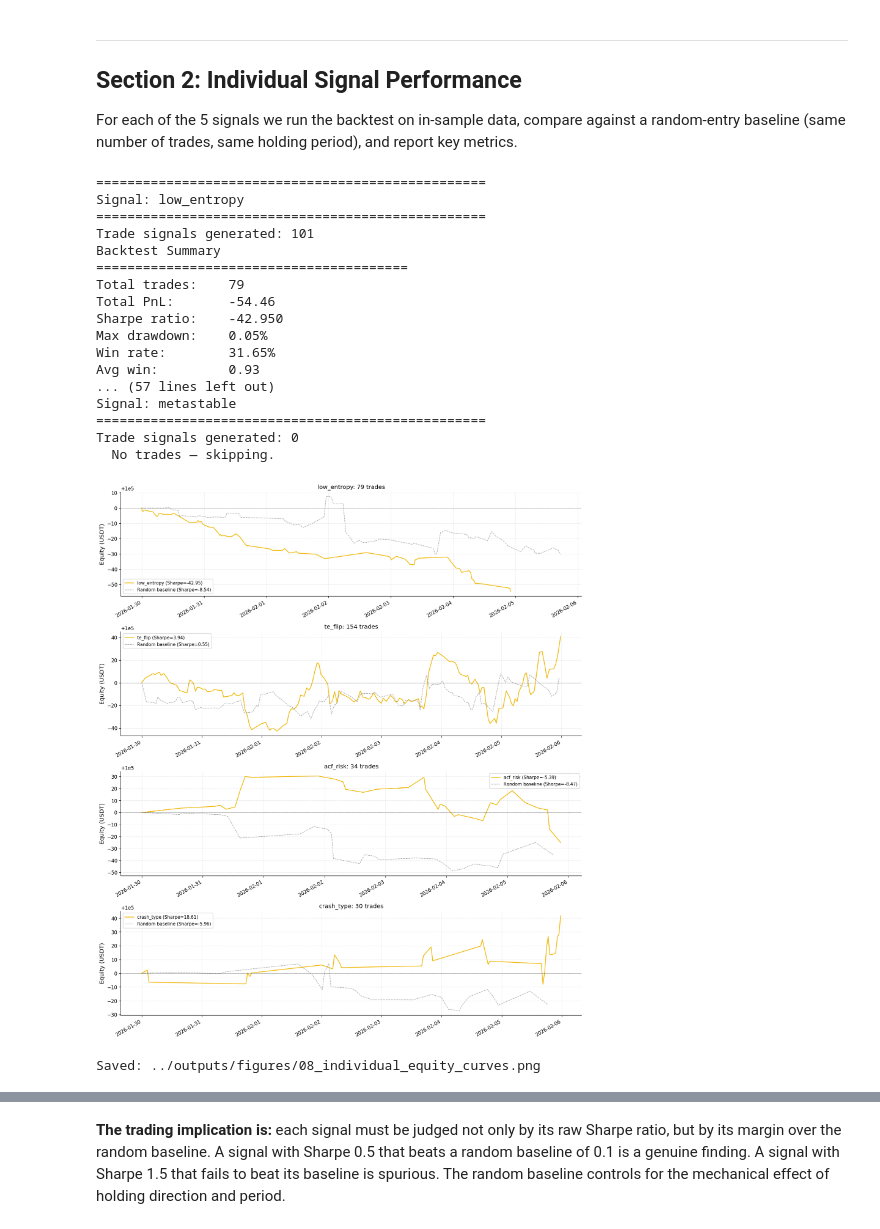
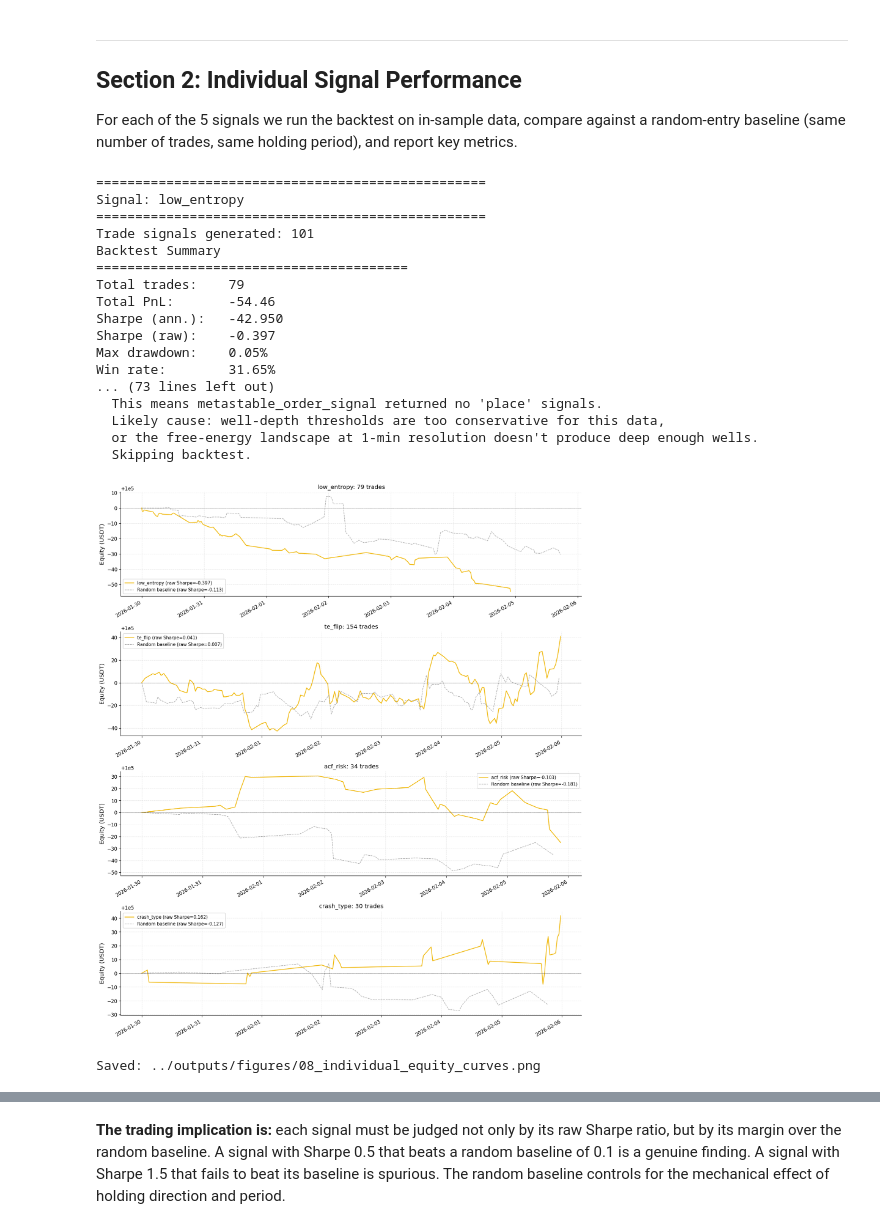
Before and after one commit to Wadoudo02/crypto-venue-entropy, a Jupyter notebook: notebooks/08_signal_backtesting.ipynb, the cells around one changed output, grey strips where cells are left out. Cells and saved outputs as stored; diff of their text form; code cells hidden in the pictures.

```diff
--- a/notebooks/08_signal_backtesting.ipynb
+++ b/notebooks/08_signal_backtesting.ipynb
@@ -403,6 +399,9 @@ SIGNAL_NAMES = ["low_entropy", "te_flip", "acf_risk", "crash_type", "metastable"
 
 individual_results = {}
 baseline_results = {}
+beats_random_flags = {}
+
+N_BASELINES = 100  # for statistical comparison
 
 for name in SIGNAL_NAMES:
     print(f"\n{'='*50}")
@@ -413,7 +412,12 @@ for name in SIGNAL_NAMES:
     print(f"Trade signals generated: {len(trades_df)}")
 
     if len(trades_df) == 0:
-        print("  No trades — skipping.")
+        print(f"  No trades generated for {name}.")
+        if name == "metastable":
+            print(f"  This means metastable_order_signal returned no 'place' signals.")
+            print(f"  Likely cause: well-depth thresholds are too conservative for this data,")
+            print(f"  or the free-energy landscape at 1-min resolution doesn't produce deep enough wells.")
+        print("  Skipping backtest.")
         continue
 
     hp = HOLDING_PERIODS[name]
@@ -431,7 +435,7 @@ for name in SIGNAL_NAMES:
     individual_results[name] = result
     print(result.summary())
 
-    # Random baseline
+    # Single random baseline (for plotting)
     bl = random_baseline(
         prices=feat_is["prices_5m"],
         num_trades=result.num_trades,
@@ -441,7 +445,31 @@ for name in SIGNAL_NAMES:
         initial_equity=INITIAL_EQUITY,
     )
     baseline_results[name] = bl
-    print(f"\nRandom baseline: Sharpe={bl.sharpe_ratio:.3f}, PnL={bl.total_pnl:,.2f}")
+    print(f"\nRandom baseline: Sharpe(ann.)={bl.sharpe_ratio:.3f}, Sharpe(raw)={bl.raw_sharpe_ratio:.3f}, PnL={bl.total_pnl:,.2f}")
+
+    # Multiple random baselines for statistical comparison
+    bl_sharpes = []
+    for seed_i in range(N_BASELINES):
+        bl_i = random_baseline(
+            prices=feat_is["prices_5m"],
+            num_trades=result.num_trades,
+            holding_period=hp,
+            transaction_cost_bps=TRANSACTION_COST_BPS,
+            position_size_frac=POSITION_SIZE_FRAC,
+            initial_equity=INITIAL_EQUITY,
+            seed=seed_i,
+        )
+        bl_sharpes.append(bl_i.raw_sharpe_ratio)
+
+    bl_mean = np.mean(bl_sharpes)
+    bl_5th = np.percentile(bl_sharpes, 5)
+    bl_95th = np.percentile(bl_sharpes, 95)
+    print(f"  Random baseline (N={N_BASELINES}): mean={bl_mean:.3f}, 90% CI=[{bl_5th:.3f}, {bl_95th:.3f}]")
+
+    # Does the signal beat the 95th percentile of random?
+    beats_random = result.raw_sharpe_ratio > bl_95th
+    beats_random_flags[name] = beats_random
+    print(f"  Signal raw Sharpe={result.raw_sharpe_ratio:.3f}, beats 95th pctile of random: {beats_random}")
 # %% [output]
 ==================================================
 Signal: low_entropy
@@ -451,43 +479,43 @@ Backtest Summary
 ========================================
 Total trades:    79
 Total PnL:       -54.46
-Sharpe ratio:    -42.950
+Sharpe (ann.):   -42.950
+Sharpe (raw):    -0.397
 Max drawdown:    0.05%
 Win rate:        31.65%
-Avg win:         0.93
-... (57 lines left out)
-Signal: metastable
-==================================================
-Trade signals generated: 0
-  No trades — skipping.
+... (73 lines left out)
+  This means metastable_order_signal returned no 'place' signals.
+  Likely cause: well-depth thresholds are too conservative for this data,
+  or the free-energy landscape at 1-min resolution doesn't produce deep enough wells.
+  Skipping backtest.
 # %%
 # --- Equity curve plots ---
 fig, axes = plt.subplots(len(individual_results), 1, figsize=(14, 4 * len(individual_results)), sharex=False)
 if len(individual_results) == 1:
     axes = [axes]
 
 for ax, (name, result) in zip(axes, individual_results.items()):
-    # Signal equity curve
-    result.equity_curve.plot(ax=ax, label=f"{name} (Sharpe={result.sharpe_ratio:.2f})",
+    # Signal equity curve (label with raw Sharpe)
+    result.equity_curve.plot(ax=ax, label=f"{name} (raw Sharpe={result.raw_sharpe_ratio:.3f})",
                             color=VENUE_COLOURS.get("binance", "#F0B90B"), linewidth=1.5)
     # Baseline
     if name in baseline_results:
         baseline_results[name].equity_curve.plot(
-            ax=ax, label=f"Random baseline (Sharpe={baseline_results[name].sharpe_ratio:.2f})",
+            ax=ax, label=f"Random baseline (raw Sharpe={baseline_results[name].raw_sharpe_ratio:.3f})",
             color="gray", linewidth=1, linestyle="--", alpha=0.7
         )
 
     ax.set_title(f"{name}: {result.num_trades} trades", fontsize=12)
     ax.set_ylabel("Equity (USDT)")
     ax.legend(loc="best", fontsize=9)
     ax.axhline(INITIAL_EQUITY, color="black", linewidth=0.5, linestyle=":")
 
 plt.tight_layout()
 plt.savefig(FIGURES_DIR / "08_individual_equity_curves.png", dpi=150, bbox_inches="tight")
 plt.show()
 print(f"Saved: {FIGURES_DIR / '08_individual_equity_curves.png'}")
 # %% [output]
-[figure, old version]
+[figure, new version]
 Saved: ../outputs/figures/08_individual_equity_curves.png
 # %%
 # --- Summary table ---
```
Also changed, not shown: parts of 15 cells of this notebook, 6 other files.
